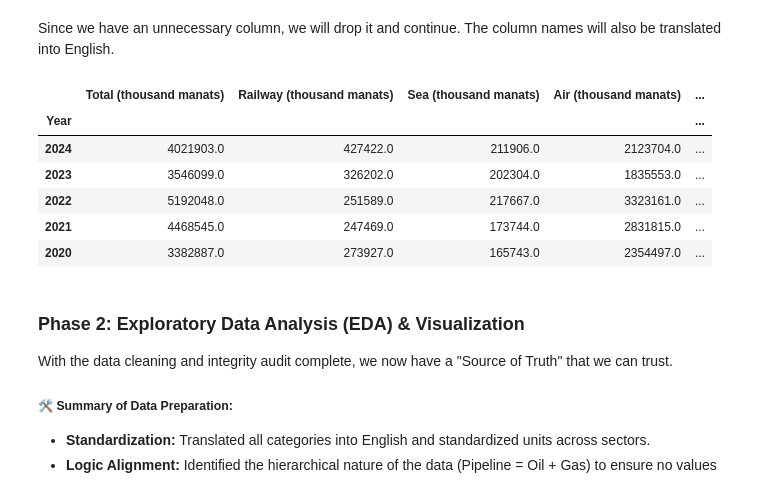
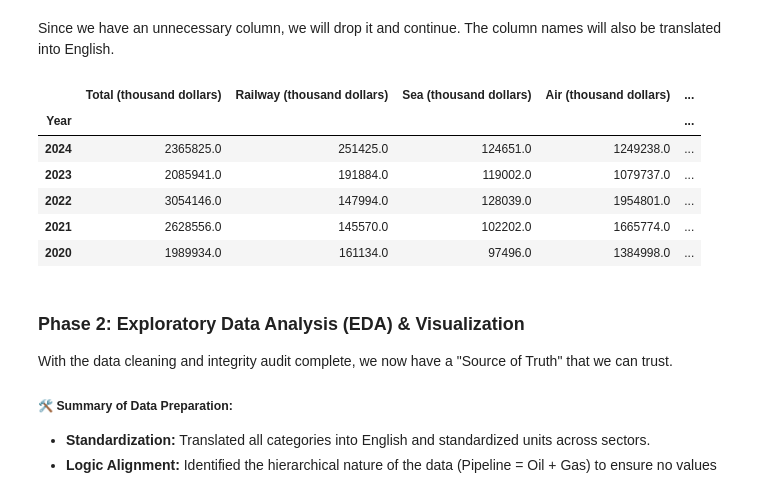
Before and after one commit to Faig-TYBV/holbertonschool-dataset_competition, a Jupyter notebook: Analysis.ipynb, the cells around one changed output. Cells and saved outputs as stored; diff of their text form; code cells hidden in the pictures.

```diff
--- a/Analysis.ipynb
+++ b/Analysis.ipynb
@@ -38,23 +38,27 @@ my_dataset.head()
 Since we have an unnecessary column, we will drop it and continue. The column names will also be translated into English.
 # %%
 my_dataset.drop(columns=["Unnamed: 1"], inplace=True)
-my_dataset.rename(columns={"Cəmi (min manat)": "Total (thousand manats)",
-                            "Dəmir yolu (mln.manat)": "Railway (thousand manats)",
-                            "Dəniz (min manat)": "Sea (thousand manats)",
-                            "Hava (min manat)": "Air (thousand manats)",
-                            "Boru kəməri (min manat)": "Pipeline (thousand manats)",
-                            "neft kəməri (min manat)": "oil pipeline (thousand manats)",
-                            "qaz kəməri (min manat)": "gas pipeline (thousand manats)",
-                            "Avtomobil (min manat)": "Automobile (thousand manats)"}, inplace=True)
+my_dataset.rename(columns={"Cəmi (min manat)": "Total (thousand dollars)",
+                            "Dəmir yolu (mln.manat)": "Railway (thousand dollars)",
+                            "Dəniz (min manat)": "Sea (thousand dollars)",
+                            "Hava (min manat)": "Air (thousand dollars)",
+                            "Boru kəməri (min manat)": "Pipeline (thousand dollars)",
+                            "neft kəməri (min manat)": "oil pipeline (thousand dollars)",
+                            "qaz kəməri (min manat)": "gas pipeline (thousand dollars)",
+                            "Avtomobil (min manat)": "Automobile (thousand dollars)"}, inplace=True)
+# from manat to thousand dollars
+conversion_rate = 1 / 1.7  # Assuming 1 dollar = 1
+for column in my_dataset.columns:
+    my_dataset[column] = my_dataset[column].apply(lambda x: round(x * conversion_rate, 0) if pd.notnull(x) else x)
 my_dataset.head(5)
 # %% [output]
-|  | Total (thousand manats) | Railway (thousand manats) | Sea (thousand manats) | Air (thousand manats) | ... |
+|  | Total (thousand dollars) | Railway (thousand dollars) | Sea (thousand dollars) | Air (thousand dollars) | ... |
 | Year |  |  |  |  | ... |
-| 2024 | 4021903.0 | 427422.0 | 211906.0 | 2123704.0 | ... |
-| 2023 | 3546099.0 | 326202.0 | 202304.0 | 1835553.0 | ... |
-| 2022 | 5192048.0 | 251589.0 | 217667.0 | 3323161.0 | ... |
-| 2021 | 4468545.0 | 247469.0 | 173744.0 | 2831815.0 | ... |
-| 2020 | 3382887.0 | 273927.0 | 165743.0 | 2354497.0 | ... |
+| 2024 | 2365825.0 | 251425.0 | 124651.0 | 1249238.0 | ... |
+| 2023 | 2085941.0 | 191884.0 | 119002.0 | 1079737.0 | ... |
+| 2022 | 3054146.0 | 147994.0 | 128039.0 | 1954801.0 | ... |
+| 2021 | 2628556.0 | 145570.0 | 102202.0 | 1665774.0 | ... |
+| 2020 | 1989934.0 | 161134.0 | 97496.0 | 1384998.0 | ... |
 # %% [markdown]
 ### Phase 2: Exploratory Data Analysis (EDA) & Visualization
 
```
Also changed, not shown: parts of 4 cells of this notebook, 1 other file.
